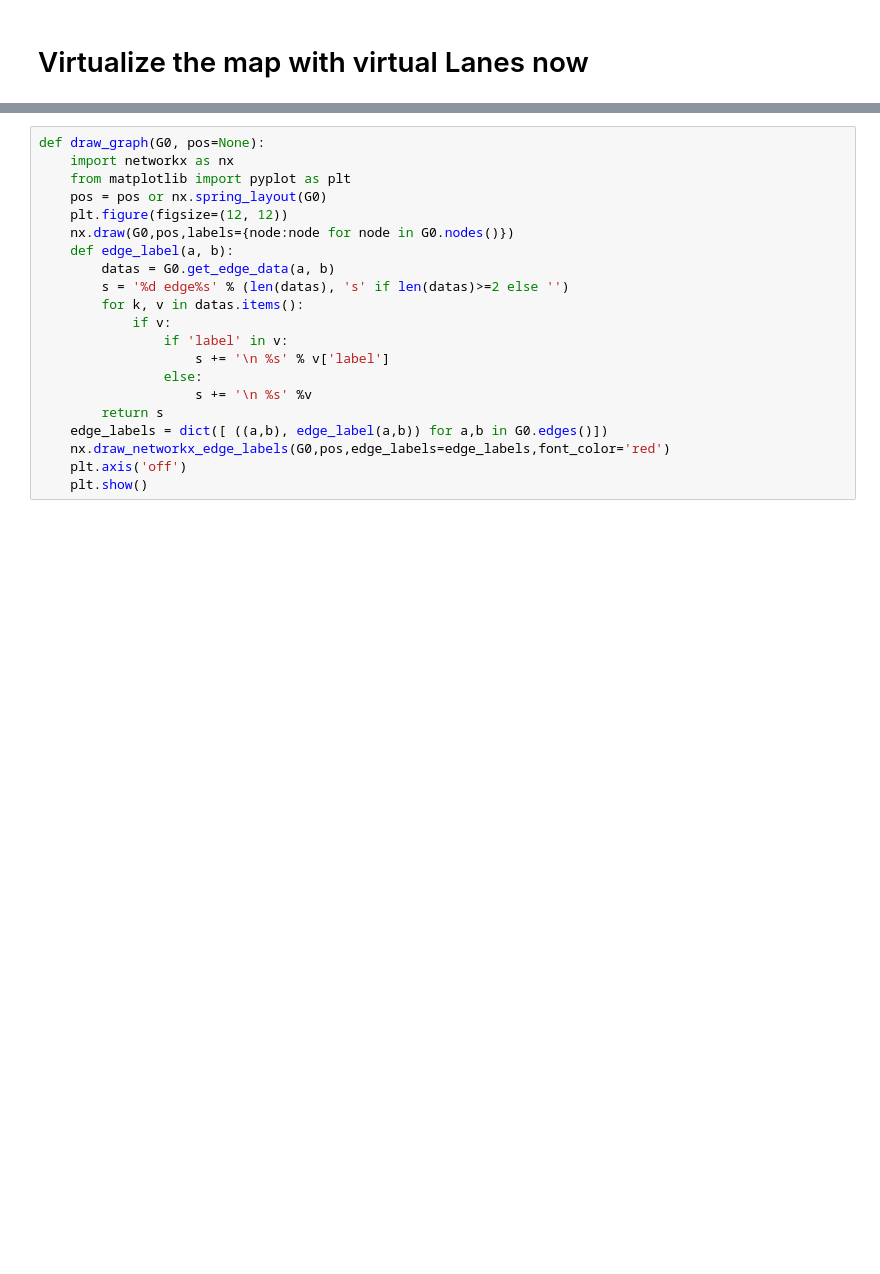
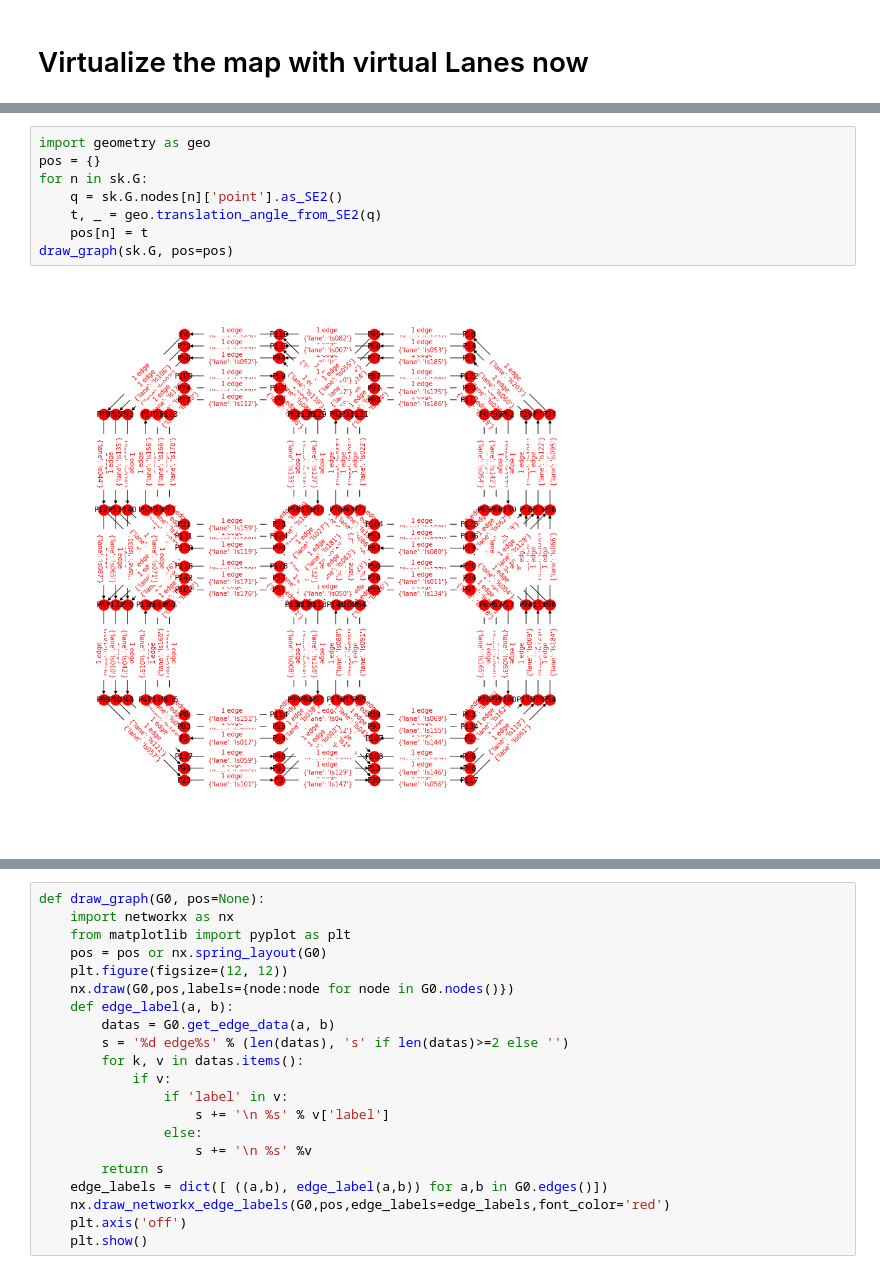
Before and after one commit to duckietown/duckietown-uplan, a Jupyter notebook: lib-uplan/notebooks/New Map Representation.ipynb, the cells around one changed output, grey strips where cells are left out. Cells and saved outputs as stored; diff of their text form; blank space fills up the shorter version.

```diff
--- a/lib-uplan/notebooks/New Map Representation.ipynb
+++ b/lib-uplan/notebooks/New Map Representation.ipynb
@@ -263,3 +318,13 @@ sk = dw.get_skeleton_graph(m)
+# %%
+import geometry as geo
+pos = {}
+for n in sk.G:
+    q = sk.G.nodes[n]['point'].as_SE2()
+    t, _ = geo.translation_angle_from_SE2(q)
+    pos[n] = t
+draw_graph(sk.G, pos=pos)
+# %% [output]
+[figure, added]
 # %%
 ipython_draw_html(sk.root2);
 # %% [output]
```
Also changed, not shown: parts of 14 cells of this notebook, 1 other file.
